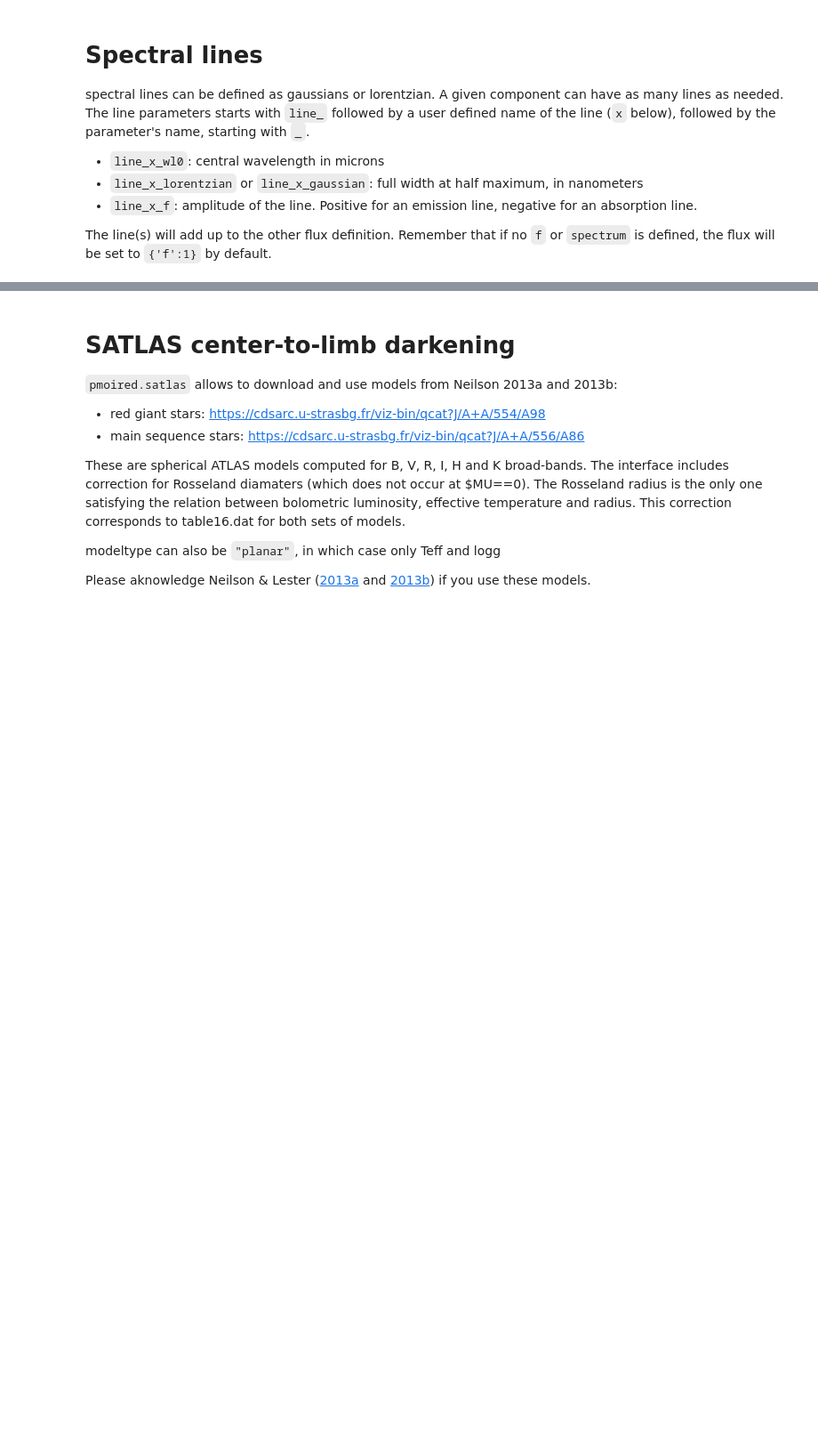
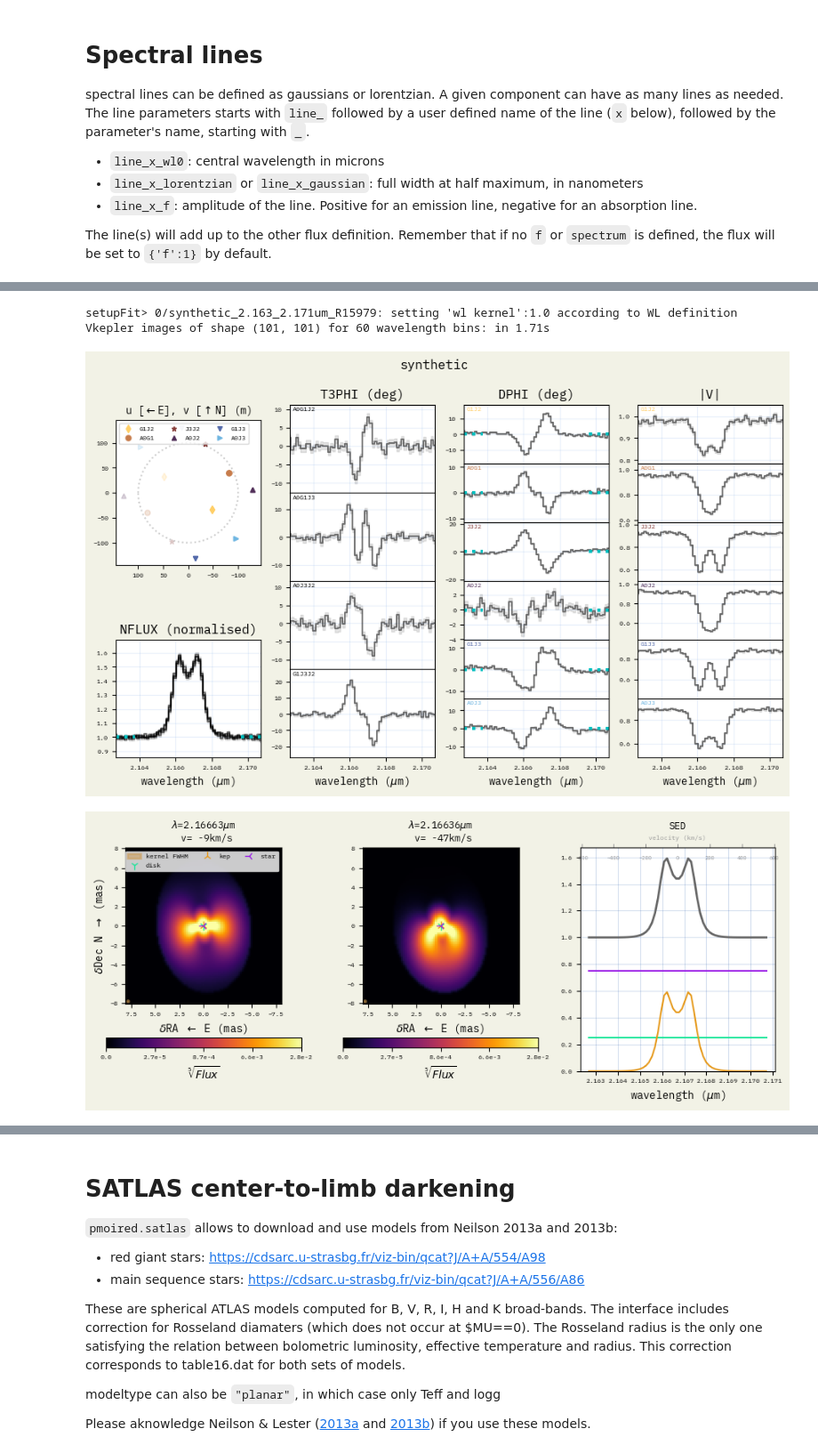
Before and after one commit to amerand/PMOIRED, a Jupyter notebook: pmoired/Model definitions and examples.ipynb, the cells around one changed output, grey strips where cells are left out. Shown at 89% size. Saved outputs shown, nothing was run; the diff lists cells and outputs as text; code cells hidden in the pictures; blank space fills up the shorter version.

```diff
--- a/pmoired/Model definitions and examples.ipynb
+++ b/pmoired/Model definitions and examples.ipynb
@@ -324,0 +365,39 @@ oif.showModel(model, WL=WLk, imFov=8, showSED=True, imMax='99')
+# %%
+model = {'ac':             1.934,
+        'al':             5.676,
+        'kep,Vin':        357.41,
+        'kep,incl':       45.88,
+        'kep,line_1_EW':  1.031,
+        'kep,projang':    6.87,
+        'disk,f':         0.25,
+        'disk,fwhm':      '$ac*$star,ud',
+        'disk,incl':      '$kep,incl',
+        'disk,projang':   '$kep,projang',
+        'kep,beta':       -0.5,
+        'kep,diamin':     '$star,ud',
+        'kep,line_1_fwhm':'$al*$star,ud',
+        'kep,line_1_wl0': 2.1667,
+        'star,f':         '1-$disk,f',
+        'star,ud':0.6,
+        'spatial kernel':0.2
+        }
+
+oif = pmoired.OI()
+oif.fig = 200
+WLk = np.linspace(2.1667-0.004, 2.1667+0.004, 60)
+lst = [0]
+
+oif.data = [pmoired.oifake.makeFakeVLTI(['A0','G1','J3','J2'], target=(0, -32), lst=lst, wl=WLk, model=model, setup={'wl kernel':2}),
+           ]
+
+# -- set manually the polynomial order for the continuum fit for diff. phase to 1 (default=2)
+oif.setupFit({'obs':['NFLUX', 'T3PHI', 'DPHI', '|V|'],
+             'DPHI order':1
+             })
+oif.show()
+oif.showModel(model, WL=WLk, imFov=16, showSED=True, imMax='99', imPow=0.2, imWl0=[2.1667, 2.1663], vWl0=2.1667)
+# %% [output]
+setupFit> 0/synthetic_2.163_2.171um_R15979: setting 'wl kernel':1.0 according to WL definition
+Vkepler images of shape (101, 101) for 60 wavelength bins: in 1.71s
+[figure, added]
+[figure, added]
```
Also changed, not shown: parts of 19 cells of this notebook.
